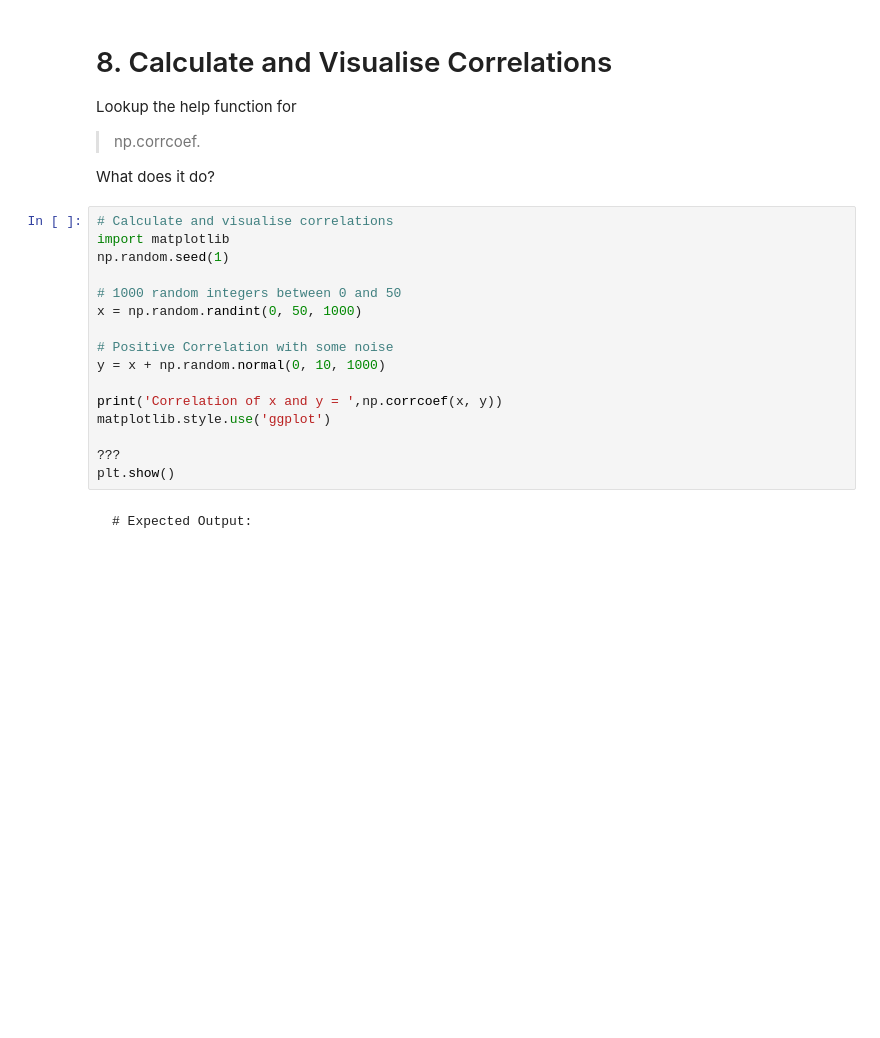
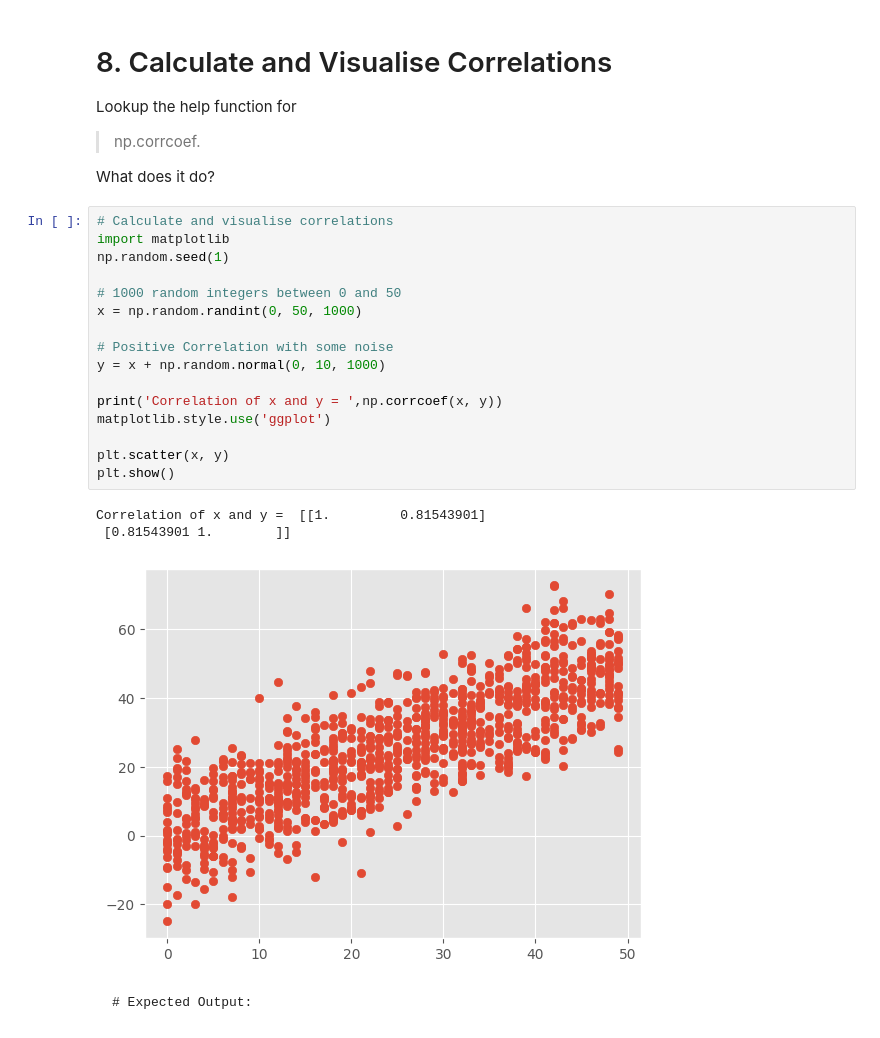
Before and after one commit to sameerhingoro/IOD, a Jupyter notebook: IOD_Lab_1_2_3_Statistics.ipynb, the cells around one changed output. Saved outputs shown, nothing was run; the diff lists cells and outputs as text; blank space fills up the shorter version.

````diff
--- a/IOD_Lab_1_2_3_Statistics.ipynb
+++ b/IOD_Lab_1_2_3_Statistics.ipynb
@@ -203,19 +214,23 @@ What does it do?
 # %%
 # Calculate and visualise correlations
 import matplotlib
 np.random.seed(1)
 
 # 1000 random integers between 0 and 50
 x = np.random.randint(0, 50, 1000)
 
 # Positive Correlation with some noise
 y = x + np.random.normal(0, 10, 1000)
 
 print('Correlation of x and y = ',np.corrcoef(x, y))
 matplotlib.style.use('ggplot')
 
-???
+plt.scatter(x, y)
 plt.show()
+# %% [output]
+Correlation of x and y =  [[1.         0.81543901]
+ [0.81543901 1.        ]]
+[figure, added]
 # %% [markdown]
 ```
 # Expected Output:
````
Also changed, not shown: parts of 4 cells of this notebook.
